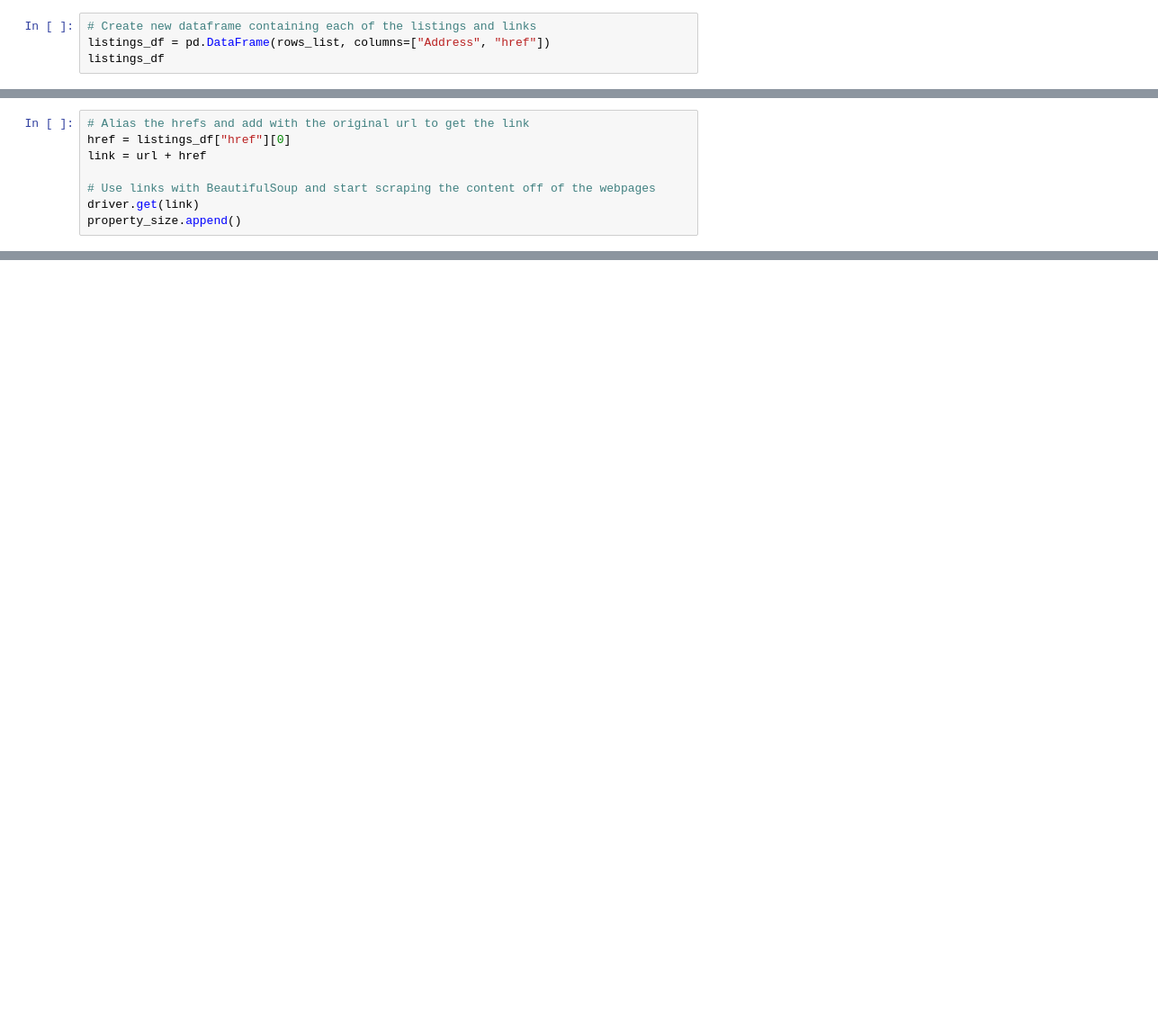
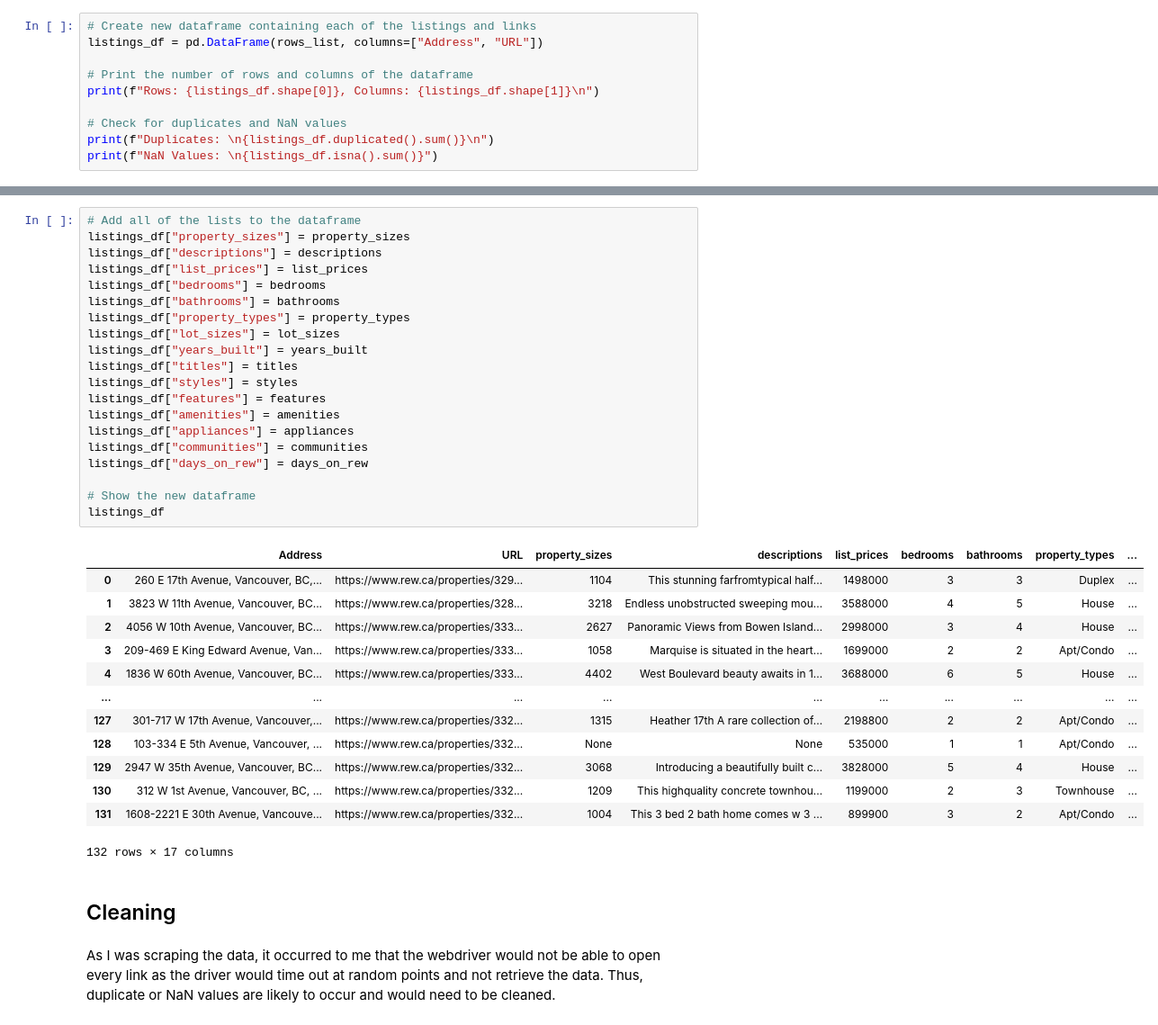
Before and after one commit to brandon-tu/vancouver-real-estate, a Jupyter notebook: Vancouver Real Estate Prices.ipynb, the cells around one changed output, grey strips where cells are left out. Shown: that part at 90% size. Saved outputs shown, nothing was run; the diff lists cells and outputs as text; blank space fills up the shorter version.

Commit message:
Adding Markdown and Data Dictionary

```diff
--- a/Vancouver Real Estate Prices.ipynb
+++ b/Vancouver Real Estate Prices.ipynb
@@ -97,5 +215,11 @@ while condition:
 # %%
 # Create new dataframe containing each of the listings and links
-listings_df = pd.DataFrame(rows_list, columns=["Address", "href"])
-listings_df
+listings_df = pd.DataFrame(rows_list, columns=["Address", "URL"])
+
+# Print the number of rows and columns of the dataframe
+print(f"Rows: {listings_df.shape[0]}, Columns: {listings_df.shape[1]}\n")
+
+# Check for duplicates and NaN values
+print(f"Duplicates: \n{listings_df.duplicated().sum()}\n")
+print(f"NaN Values: \n{listings_df.isna().sum()}")
 # %% [output]
@@ -264,8 +234,0 @@ https://www.rew.ca/properties/3295785/408-3480-main-street-vancouver-bc?page=23&
-# %%
-# Alias the hrefs and add with the original url to get the link
-href = listings_df["href"][0]
-link = url + href
-
-# Use links with BeautifulSoup and start scraping the content off of the webpages
-driver.get(link)
-property_size.append()
@@ -276,0 +416,38 @@ body_lines[6].text.split("\n")
+# %%
+# Add all of the lists to the dataframe
+listings_df["property_sizes"] = property_sizes
+listings_df["descriptions"] = descriptions
+listings_df["list_prices"] = list_prices
+listings_df["bedrooms"] = bedrooms
+listings_df["bathrooms"] = bathrooms
+listings_df["property_types"] = property_types
+listings_df["lot_sizes"] = lot_sizes
+listings_df["years_built"] = years_built
+listings_df["titles"] = titles
+listings_df["styles"] = styles
+listings_df["features"] = features
+listings_df["amenities"] = amenities
+listings_df["appliances"] = appliances
+listings_df["communities"] = communities
+listings_df["days_on_rew"] = days_on_rew
+
+# Show the new dataframe
+listings_df
+# %% [output]
+|  | Address | URL | property_sizes | descriptions | list_prices | bedrooms | bathrooms | property_types | ... |
+| 0 | 260 E 17th Avenue, Vancouver, BC,... | https://www.rew.ca/properties/329... | 1104 | This stunning farfromtypical half... | 1498000 | 3 | 3 | Duplex | ... |
+| 1 | 3823 W 11th Avenue, Vancouver, BC... | https://www.rew.ca/properties/328... | 3218 | Endless unobstructed sweeping mou... | 3588000 | 4 | 5 | House | ... |
+| 2 | 4056 W 10th Avenue, Vancouver, BC... | https://www.rew.ca/properties/333... | 2627 | Panoramic Views from Bowen Island... | 2998000 | 3 | 4 | House | ... |
+| 3 | 209-469 E King Edward Avenue, Van... | https://www.rew.ca/properties/333... | 1058 | Marquise is situated in the heart... | 1699000 | 2 | 2 | Apt/Condo | ... |
+| 4 | 1836 W 60th Avenue, Vancouver, BC... | https://www.rew.ca/properties/333... | 4402 | West Boulevard beauty awaits in 1... | 3688000 | 6 | 5 | House | ... |
+| ... | ... | ... | ... | ... | ... | ... | ... | ... | ... |
+| 127 | 301-717 W 17th Avenue, Vancouver,... | https://www.rew.ca/properties/332... | 1315 | Heather 17th A rare collection of... | 2198800 | 2 | 2 | Apt/Condo | ... |
+| 128 | 103-334 E 5th Avenue, Vancouver, ... | https://www.rew.ca/properties/332... | None | None | 535000 | 1 | 1 | Apt/Condo | ... |
+| 129 | 2947 W 35th Avenue, Vancouver, BC... | https://www.rew.ca/properties/332... | 3068 | Introducing a beautifully built c... | 3828000 | 5 | 4 | House | ... |
+| 130 | 312 W 1st Avenue, Vancouver, BC, ... | https://www.rew.ca/properties/332... | 1209 | This highquality concrete townhou... | 1199000 | 2 | 3 | Townhouse | ... |
+| 131 | 1608-2221 E 30th Avenue, Vancouve... | https://www.rew.ca/properties/332... | 1004 | This 3 bed 2 bath home comes w 3 ... | 899900 | 3 | 2 | Apt/Condo | ... |
+132 rows × 17 columns
+# %% [markdown]
+## Cleaning
+# %% [markdown]
+As I was scraping the data, it occurred to me that the webdriver would not be able to open every link as the driver would time out at random points and not retrieve the data. Thus, duplicate or NaN values are likely to occur and would need to be cleaned.
```
Also changed, not shown: parts of 25 cells of this notebook.
